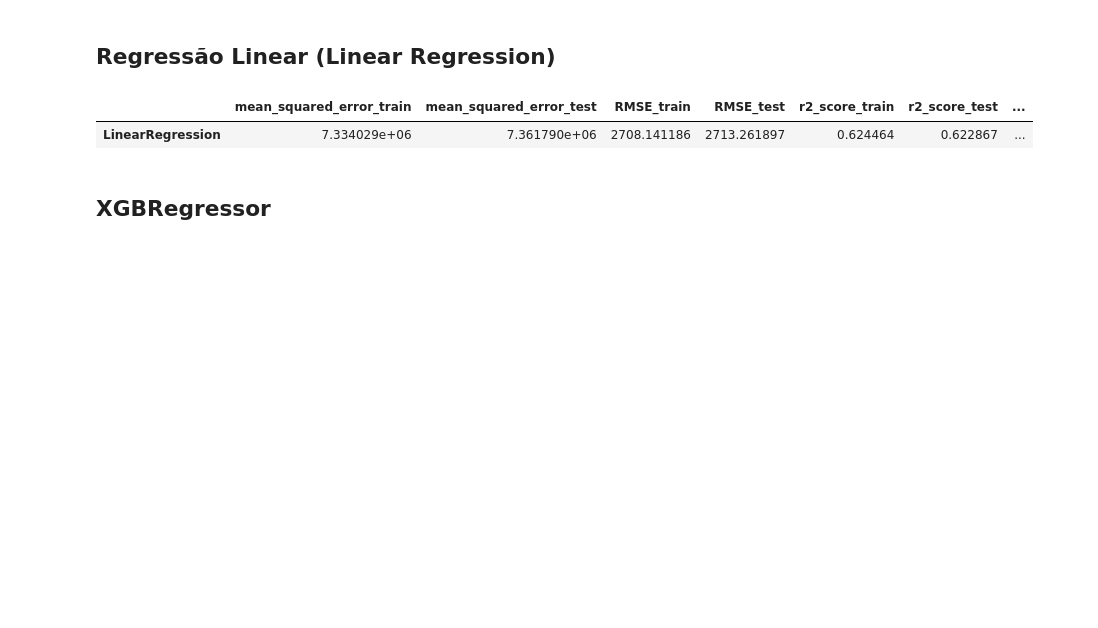
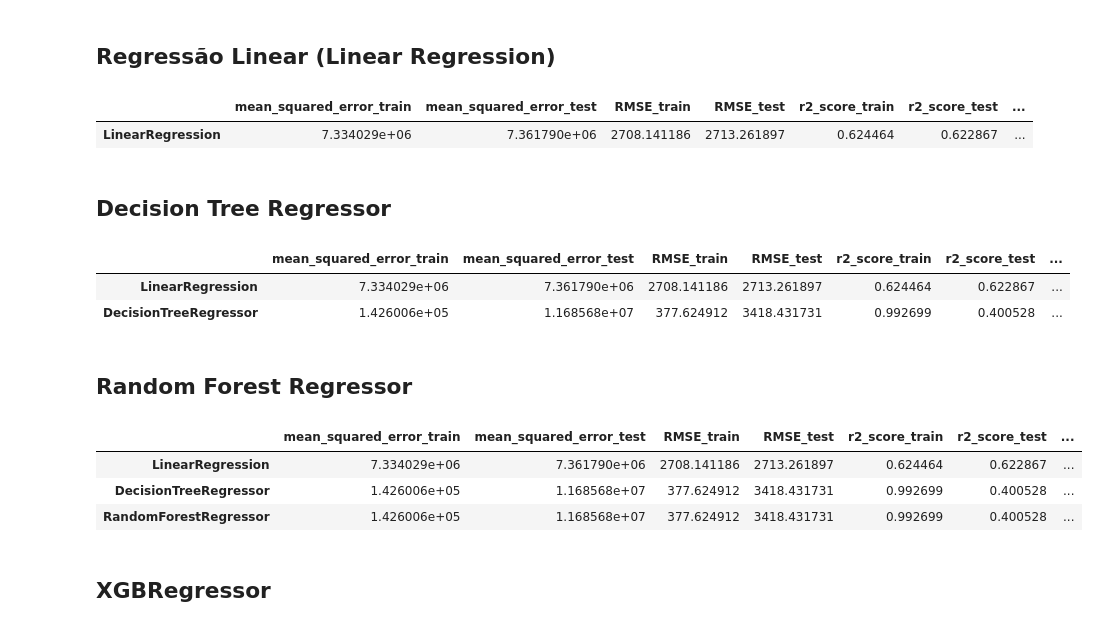
Before and after one commit to IgorFormiga/Data-Science-Projects, a Jupyter notebook: 3_Prediction_Rental_Prices.ipynb, the cells around one changed output. Saved outputs shown, nothing was run; the diff lists cells and outputs as text; code cells hidden in the pictures; blank space fills up the shorter version.

```diff
--- a/3_Prediction_Rental_Prices.ipynb
+++ b/3_Prediction_Rental_Prices.ipynb
@@ -246,6 +248,27 @@ metrics
 # %% [output]
 |  | mean_squared_error_train | mean_squared_error_test | RMSE_train | RMSE_test | r2_score_train | r2_score_test | ... |
 | LinearRegression | 7.334029e+06 | 7.361790e+06 | 2708.141186 | 2713.261897 | 0.624464 | 0.622867 | ... |
+# %% [markdown]
+## Decision Tree Regressor
+# %%
+d_tree = DecisionTreeRegressor(random_state=42)
+metrics = metrics.append(create_model(X, y, d_tree, 'DecisionTreeRegressor'))
+metrics
+# %% [output]
+|  | mean_squared_error_train | mean_squared_error_test | RMSE_train | RMSE_test | r2_score_train | r2_score_test | ... |
+| LinearRegression | 7.334029e+06 | 7.361790e+06 | 2708.141186 | 2713.261897 | 0.624464 | 0.622867 | ... |
+| DecisionTreeRegressor | 1.426006e+05 | 1.168568e+07 | 377.624912 | 3418.431731 | 0.992699 | 0.400528 | ... |
+# %% [markdown]
+## Random Forest Regressor
+# %%
+rnd_frst = RandomForestRegressor(random_state=42)
+metrics = metrics.append(create_model(X, y, d_tree, 'RandomForestRegressor'))
+metrics
+# %% [output]
+|  | mean_squared_error_train | mean_squared_error_test | RMSE_train | RMSE_test | r2_score_train | r2_score_test | ... |
+| LinearRegression | 7.334029e+06 | 7.361790e+06 | 2708.141186 | 2713.261897 | 0.624464 | 0.622867 | ... |
+| DecisionTreeRegressor | 1.426006e+05 | 1.168568e+07 | 377.624912 | 3418.431731 | 0.992699 | 0.400528 | ... |
+| RandomForestRegressor | 1.426006e+05 | 1.168568e+07 | 377.624912 | 3418.431731 | 0.992699 | 0.400528 | ... |
 # %% [markdown]
 ## XGBRegressor
 # %% [markdown]
```
Also changed, not shown: parts of 9 cells of this notebook.
